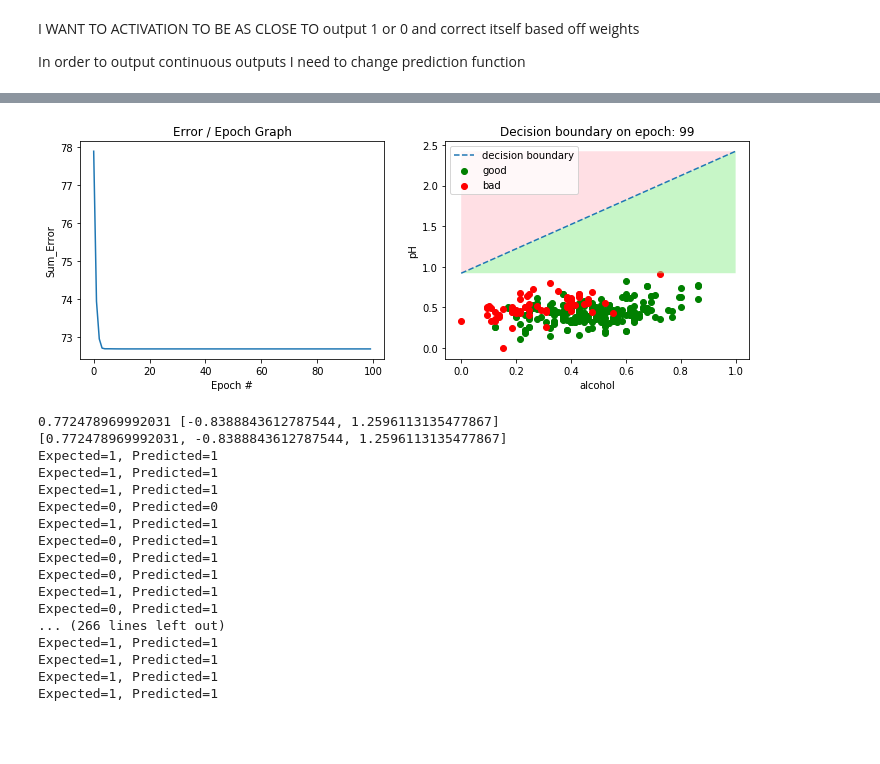
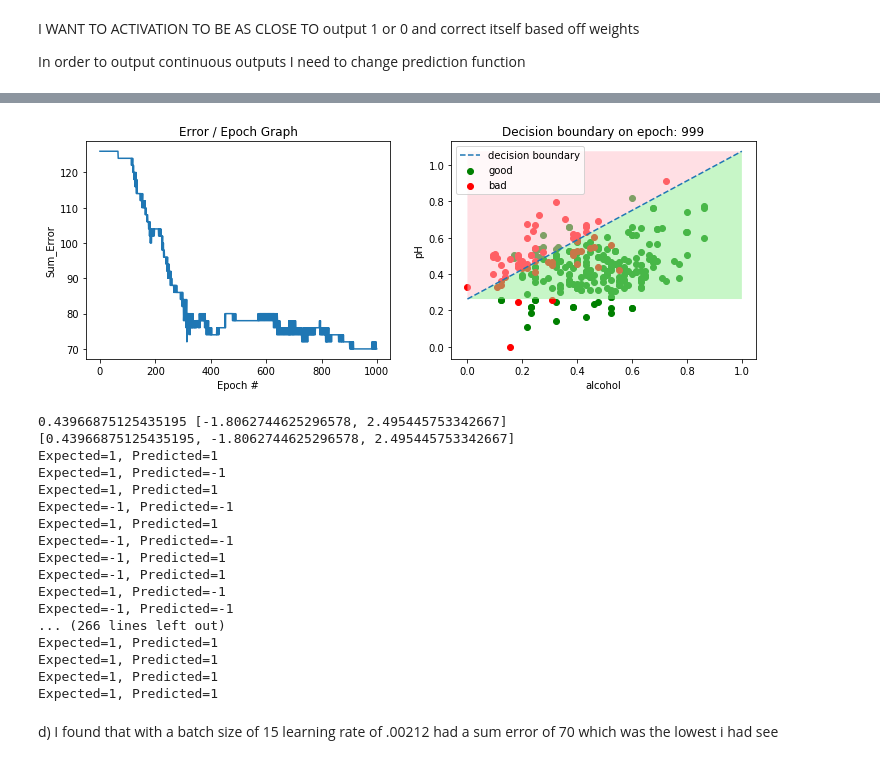
Before and after one commit to ssong42/Perceptron, a Jupyter notebook: ft_sommelier.ipynb, the cells around one changed output, grey strips where cells are left out. Saved outputs shown, nothing was run; the diff lists cells and outputs as text; code cells hidden in the pictures; blank space fills up the shorter version.

Commit message:
graph finish v.4

```diff
--- a/ft_sommelier.ipynb
+++ b/ft_sommelier.ipynb
@@ -512,7 +525,7 @@ def dataframe_to_list(data, good_threshold, bad_threshold, columns):
     new_data = data.copy()
 
     #Covert all labels to 1 or 0 with threshold of good and bad
-    new_data['good_bad'] = [1 if x >= good_threshold else 0 for x in new_data['quality']]
+    new_data['good_bad'] = [1 if x >= good_threshold else -1 for x in new_data['quality']]
 
     #Grab all data higher than 8 or lower than 3 in quality.
     new_data = new_data.loc[(data['quality'] >= good_threshold) | (data['quality'] <= bad_threshold)]
@@ -522,6 +535,6 @@ def dataframe_to_list(data, good_threshold, bad_threshold, columns):
     test_train = test_train.values.tolist()
     return (test_train)
 # %%
-norm_train = dataframe_to_list(norm_data, good_threshold=8, bad_threshold=3, columns=['pH', 'alcohol', 'good_bad'])
+norm_train = dataframe_to_list(norm_data, good_threshold=7, bad_threshold=4, columns=['pH', 'alcohol', 'good_bad'])
 norm_train
 # %% [output]
@@ -545,3 +558,3 @@ norm_train
 # %%
-performance = train_weights(norm_train, l_rate=.2, n_epoch=100)
+performance = train_weights(norm_train, l_rate=.00212, n_epoch=1000, batch=15)
 # %% [output]
@@ -565,7 +578,44 @@ performance = train_weights(norm_train, l_rate=.2, n_epoch=100)
+# %%
+#if epoch is equal to -1 then it shows the line for last epoch
+#please put a valid epoch under the number of epoch's attempted
+
+def plot_performance(performance, wine_data, good_thresh, bad_thresh, epoch, save_plot=False):
+    #Separate Data to good and bad wine depending on threshold
+    good_data = wine_data.loc[data['quality'] >= good_thresh]
+    bad_data = wine_data.loc[data['quality'] <= bad_thresh]
+
+    listofepochs = [x[0] for x in performance]
+    error = [x[1] for x in performance]
+
+    #find length of epoch's so I can use last one if -1
+    if (epoch >= len(listofepochs)):
+        print("Please Put Valid Epoch. If you wish for last epoch put -1")
+        return
+
+    if (epoch < 0):
+        epoch = len(listofepochs) - 1
+
+    fig, (ax1, ax2) = plt.subplots(figsize=(12, 4), ncols=2)
+    ax1.plot(listofepochs, error)
+    ax1.set_title('Error / Epoch Graph')
+    ax1.set_ylabel('Sum_Error')
+    ax1.set_xlabel('Epoch #')
+
+    ax2.scatter(good_data.alcohol.tolist(), good_data.pH.tolist(), color = 'green', label='good')
+    ax2.scatter(bad_data.alcohol.tolist(), bad_data.pH.tolist(), color = 'red', label='bad')
+    formula = '({}*x + {})/-{}'.format(performance[epoch][2][1], performance[epoch][3], performance[epoch][2][0])
+
+    graph(formula, wine_data, ax2)
+    ax2.set_title('Decision boundary on epoch: {}'.format(epoch))
+    ax2.set_ylabel('pH')
+    ax2.set_xlabel('alcohol')
+    ax2.legend()
+    if (save_plot == True):
+        plt.savefig('batchsize_15_graph.png')
 # %%
-plot_performance(performance, norm_data, good_thresh=7, bad_thresh=4, epoch=-1, save_plot=False)
+plot_performance(performance, norm_data, good_thresh=7, bad_thresh=4, epoch=-1, save_plot=True)
 # %% [output]
-[figure, old version]
+[figure, new version]
 # %%
 bias = performance[-1][3]
 weights = list(performance[-1][2])
@@ -575,23 +625,26 @@ weights.insert(0, bias)
 print(weights)
 
 for row in norm_train:
-    prediction = predict(row, weights, final=True)
+    probability, prediction = predict(row, weights)
     print("Expected=%d, Predicted=%d" % (row[-1], prediction))
 # %% [output]
-0.772478969992031 [-0.8388843612787544, 1.2596113135477867]
-[0.772478969992031, -0.8388843612787544, 1.2596113135477867]
+0.43966875125435195 [-1.8062744625296578, 2.495445753342667]
+[0.43966875125435195, -1.8062744625296578, 2.495445753342667]
 Expected=1, Predicted=1
+Expected=1, Predicted=-1
 Expected=1, Predicted=1
+Expected=-1, Predicted=-1
 Expected=1, Predicted=1
-Expected=0, Predicted=0
-Expected=1, Predicted=1
-Expected=0, Predicted=1
-Expected=0, Predicted=1
-Expected=0, Predicted=1
-Expected=1, Predicted=1
-Expected=0, Predicted=1
+Expected=-1, Predicted=-1
+Expected=-1, Predicted=1
+Expected=-1, Predicted=1
+Expected=1, Predicted=-1
+Expected=-1, Predicted=-1
 ... (266 lines left out)
 Expected=1, Predicted=1
 Expected=1, Predicted=1
 Expected=1, Predicted=1
 Expected=1, Predicted=1
+# %% [markdown]
+d)
+    I found that with a batch size of 15 learning rate of .00212 had a sum error of 70 which was the lowest i had see
```
Also changed, not shown: parts of 10 cells of this notebook, 3 other files.
